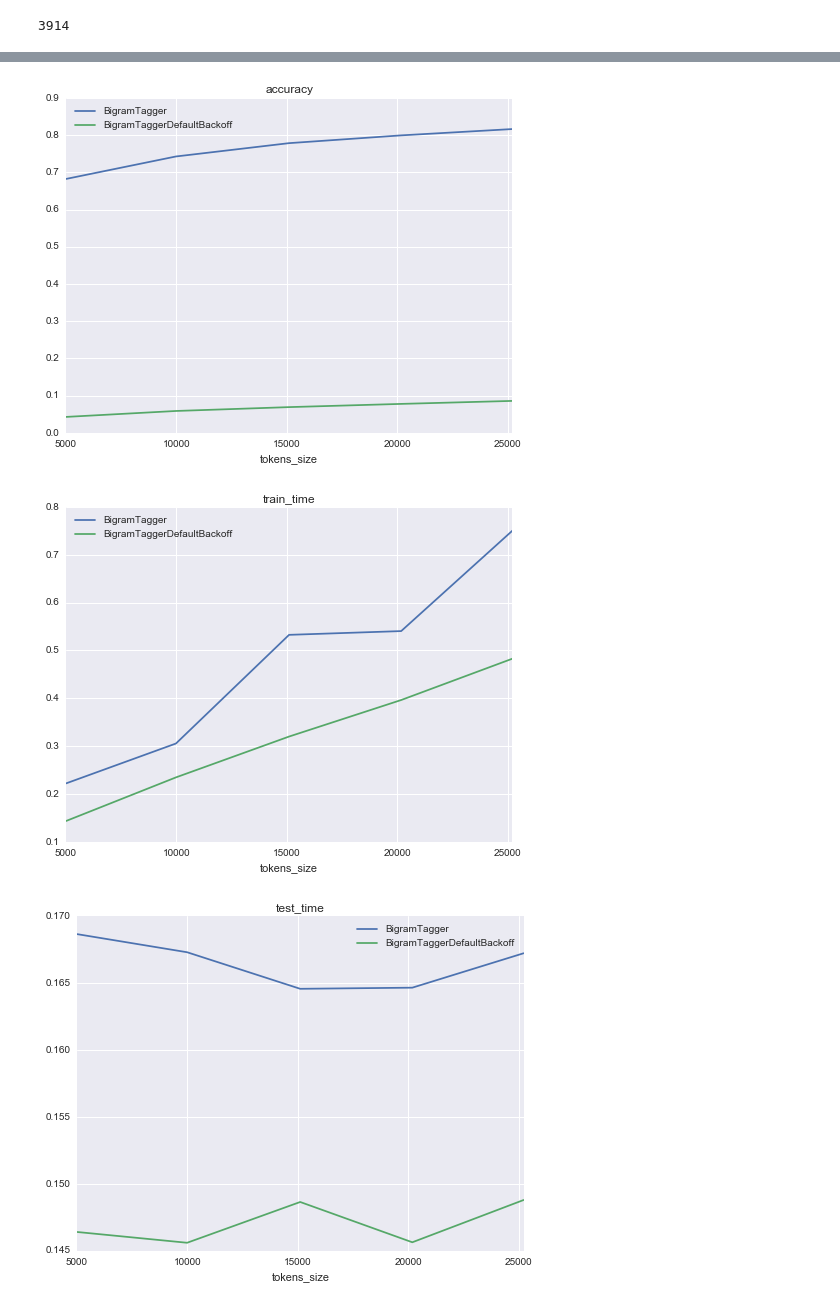
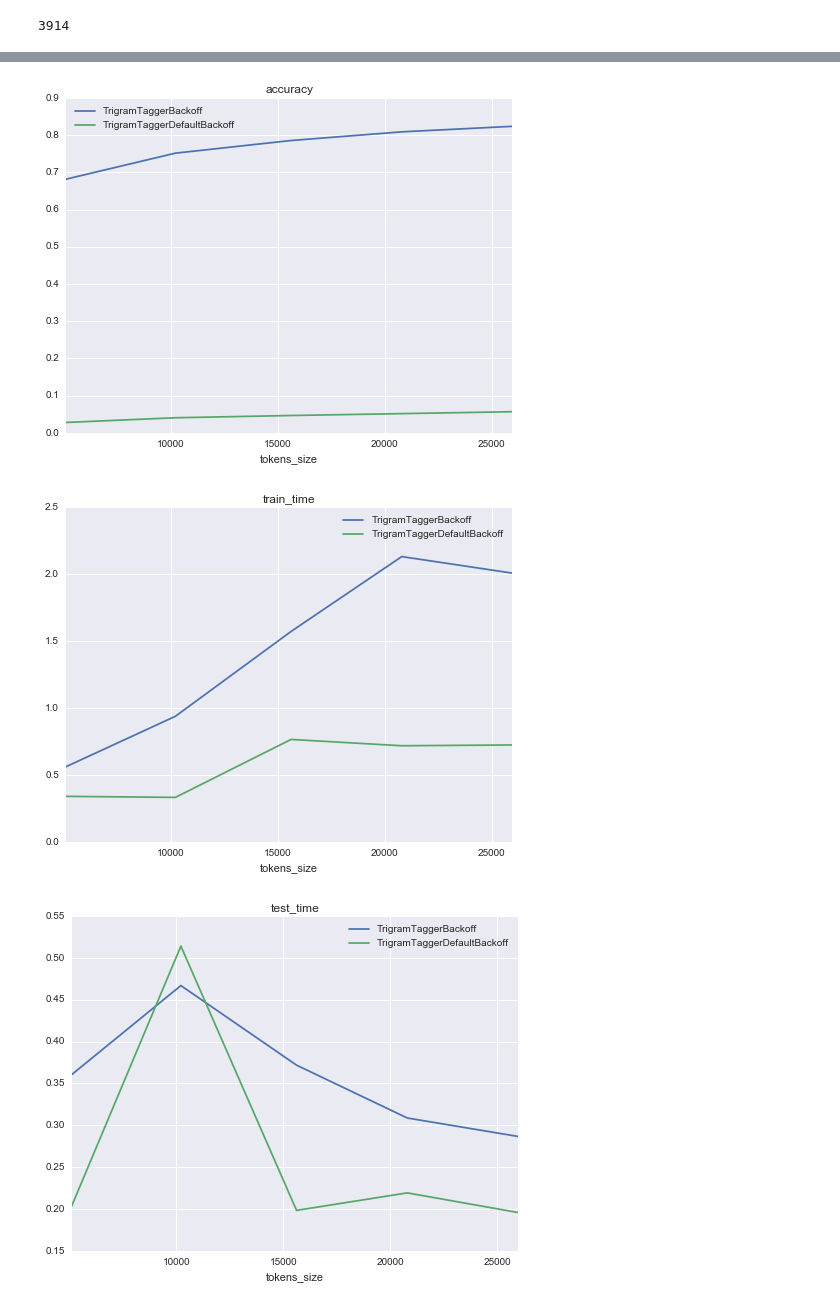
Before and after one commit to clieb3/pos-tagger-comparison, a Jupyter notebook: backoff-comparison.ipynb, the cells around one changed output, grey strips where cells are left out. Cells and saved outputs as stored; diff of their text form; code cells hidden in the pictures.

```diff
--- a/backoff-comparison.ipynb
+++ b/backoff-comparison.ipynb
@@ -141,21 +46,0 @@ def my_plots(grouped, fields):
-# %%
-def compare_taggers(tagger_classes, train_sents, test_sents):
-    taggers = make_taggers(tagger_classes)
-    train_times = train_taggers(taggers, train_sents)
-    accuracies, test_times = test_taggers(taggers, test_sents)
-
-    tagger_types = [type(t).__name__ for t in taggers]
-    tokens_sizes = [t.tokens_size for t in taggers]
-
-    test_runs = [('tagger_type', tagger_types),
-                 ('tokens_size', tokens_sizes),
-                 ('accuracy', accuracies),
-                 ('train_time', train_times),
-                 ('test_time', test_times)]
-
-    df = pd.DataFrame.from_items(test_runs)
-    grouped = df.groupby(['tagger_type'])
-
-    my_plots(grouped, ['accuracy', 'train_time', 'test_time'])
-
-    return grouped
@@ -205,25 +113,11 @@ class BigramTaggerDefaultBackoff(object):
-# %%
-class TrigramTaggerDefaultBackoff(object):
-    def __init__(self, train_size):
-        self.train_size = train_size
-
-    def train(self, train_sents):
-        train_sents = train_sents[:self.train_size]
-        self.tokens_size = num_tokens(train_sents)
-
-        t0 = default_backoff_tagger(train_sents)
-
-        self._tagger = nltk.tag.TrigramTagger(train_sents, backoff=t0)
-
-    def test(self, test_sents):
-        return self._tagger.evaluate(test_sents)
 # %%
-tagger_classes = [BigramTagger, BigramTaggerDefaultBackoff]
-grouped = compare_taggers(tagger_classes, train_sents, test_sents)
+tagger_classes = [TrigramTaggerBackoff, TrigramTaggerDefaultBackoff]
+grouped = compare_taggers(tagger_classes, train_sents, test_sents,
+                          num_train_baseline, num_tests)
 grouped.describe()
 # %% [output]
-[figure, old version]
+[figure, new version]
-[figure, old version]
+[figure, new version]
-[figure, old version]
+[figure, new version]
 |  |  | accuracy | test_time | tokens_size | train_time |
 | tagger_type |  |  |  |  |  |
```
Also changed, not shown: parts of 19 cells of this notebook, 2 other files.
